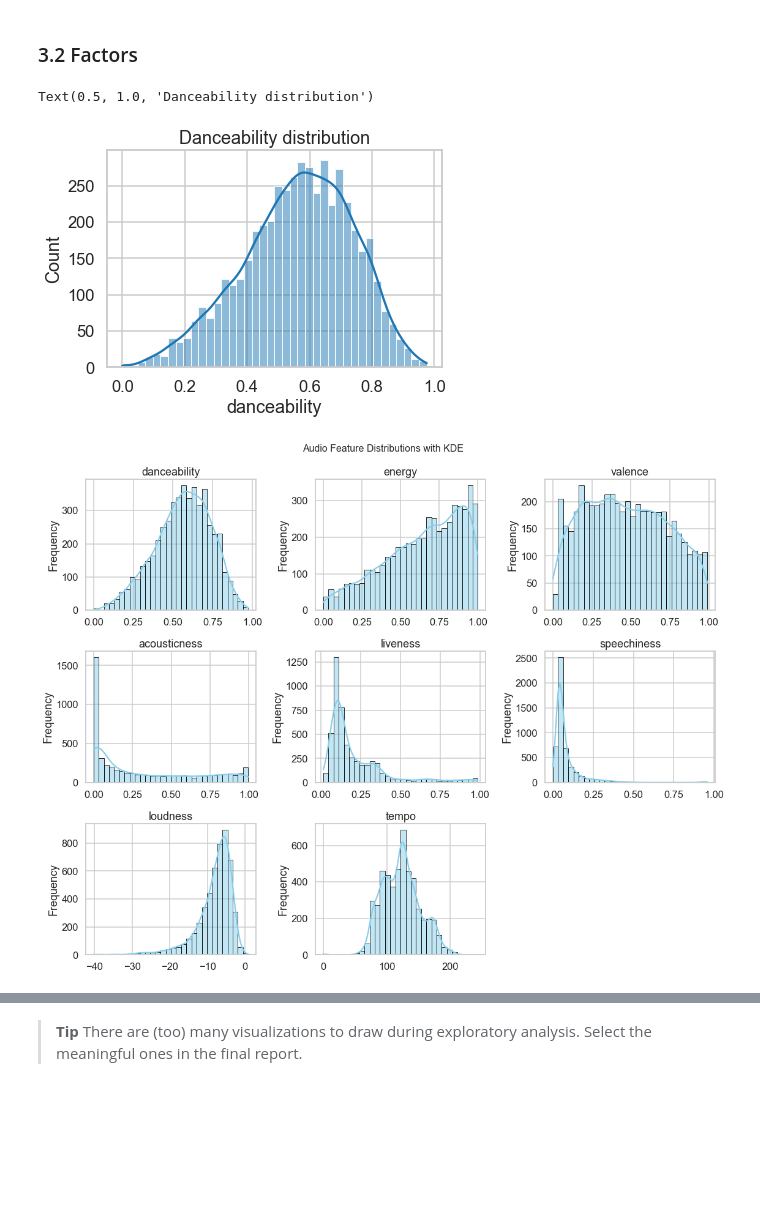
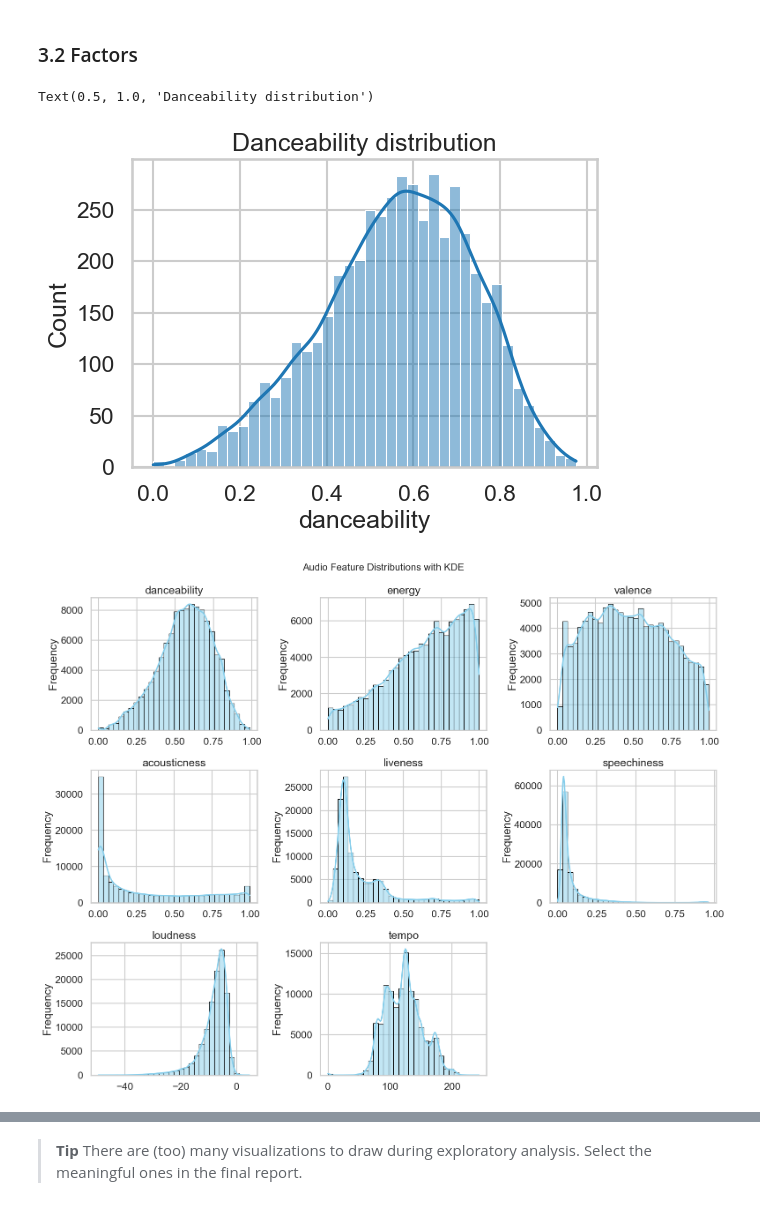
Before and after one commit to mohinigune/spotify-data-set, a Jupyter notebook: Case-Study-Spotify.ipynb, the cells around one changed output, grey strips where cells are left out. Drawn from its saved outputs; the diff is of its cells as text; code cells hidden in the pictures; blank space fills up the shorter version.

```diff
--- a/Case-Study-Spotify.ipynb
+++ b/Case-Study-Spotify.ipynb
@@ -66,13 +66,11 @@ We now turn to the actual dataset. You want to store your data in a designated f
 import pandas as pd, numpy as np, seaborn as sns, matplotlib.pyplot as plt
 import plotly.graph_objects as go
 
-from pathlib import Path
 from plotly.subplots import make_subplots
 
 sns.set_theme(style="whitegrid", context="talk")
-DATA_DIR = Path("../../") / "data"
 
-df = pd.read_csv(DATA_DIR / "spotify_track_ratings.csv")
+df = pd.read_csv("dataset.csv")
 print(f"Loaded {len(df):,} tracks")
 # %% [output]
 Loaded 114,000 tracks
@@ -227,29 +239,29 @@ sns.histplot(sample['danceability'], bins=40, kde=True, ax=ax, color='tab:blue')
 ax.set_title('Danceability distribution')
 # %% [output]
 Text(0.5, 1.0, 'Danceability distribution')
-[figure, old version]
+[figure, new version]
 # %%
 # more plots
 import matplotlib.pyplot as plt
 import seaborn as sns
 
 audio_features = ['danceability', 'energy', 'valence',
                   'acousticness', 'liveness', 'speechiness',
                   'loudness', 'tempo']
 
 plt.figure(figsize=(16, 12))
 for i, feature in enumerate(audio_features):
     plt.subplot(3, 3, i + 1)
-    sns.histplot(data[feature], bins=30, kde=True, color='skyblue', edgecolor='black')
+    sns.histplot(df[feature], bins=30, kde=True, color='skyblue', edgecolor='black')
     plt.title(feature)
     plt.xlabel('')
     plt.ylabel('Frequency')
 
 plt.tight_layout()
 plt.suptitle('Audio Feature Distributions with KDE', fontsize=16, y=1.02)
 plt.show()
 # %% [output]
-[figure, old version]
+[figure, new version]
 # %%
 # Categorical features
 import matplotlib.pyplot as plt
```
Also changed, not shown: parts of 17 cells of this notebook.
